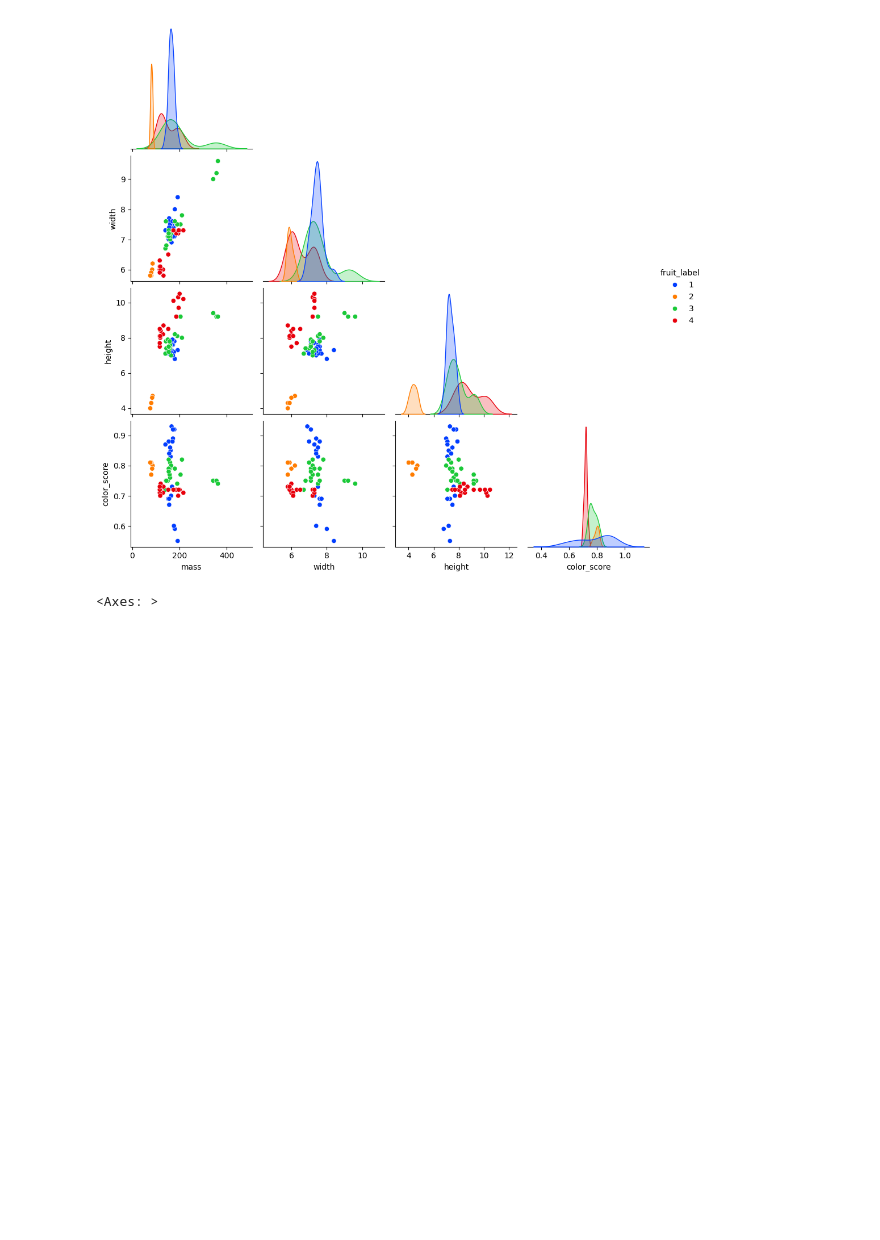
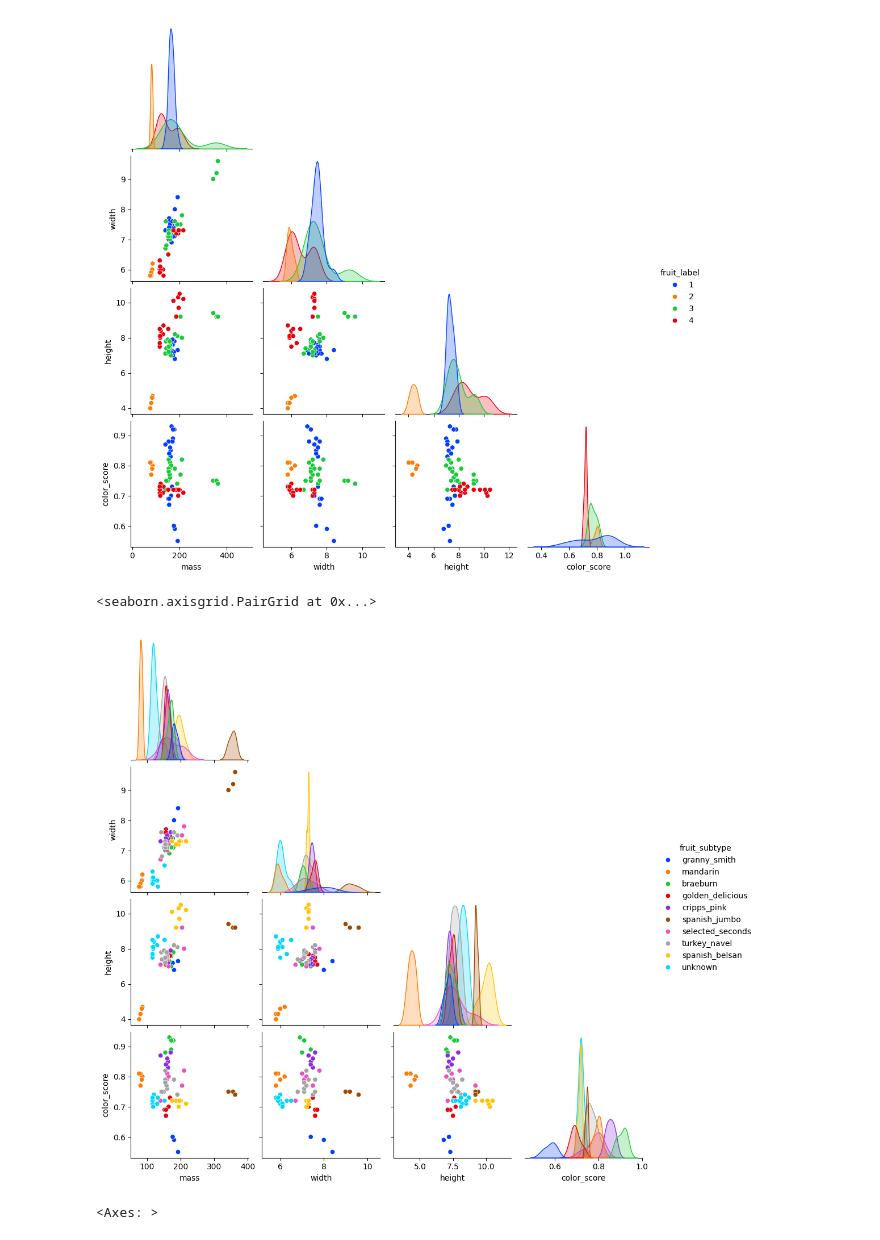
Before and after one commit to SailorJens/ML_Uni_Notebooks, a Jupyter notebook: week2_fruitdata.ipynb, the cells around one changed output. Saved outputs shown, nothing was run; the diff lists cells and outputs as text; code cells hidden in the pictures; blank space fills up the shorter version.

Commit message:
Added subtype pairplot

```diff
--- a/week2_fruitdata.ipynb
+++ b/week2_fruitdata.ipynb
@@ -80,6 +80,13 @@ sns.pairplot(df_numerical_features,
 # %% [output]
 <seaborn.axisgrid.PairGrid at 0x...>
 [figure]
+# %%
+df_fruitsubtypes_features = df.drop(df.columns[:2], axis=1)
+sns.pairplot(df_fruitsubtypes_features,
+             hue='fruit_subtype', palette='bright', corner=True)
+# %% [output]
+<seaborn.axisgrid.PairGrid at 0x...>
+[figure, added]
 # %%
 corr = df_numerical_features_no_label.corr() # correlation
 
```
